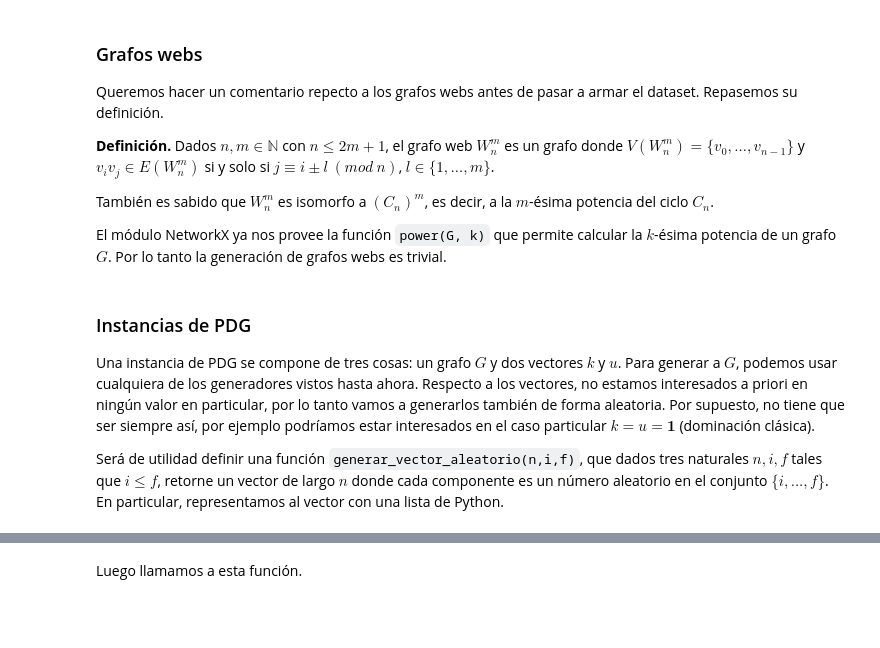
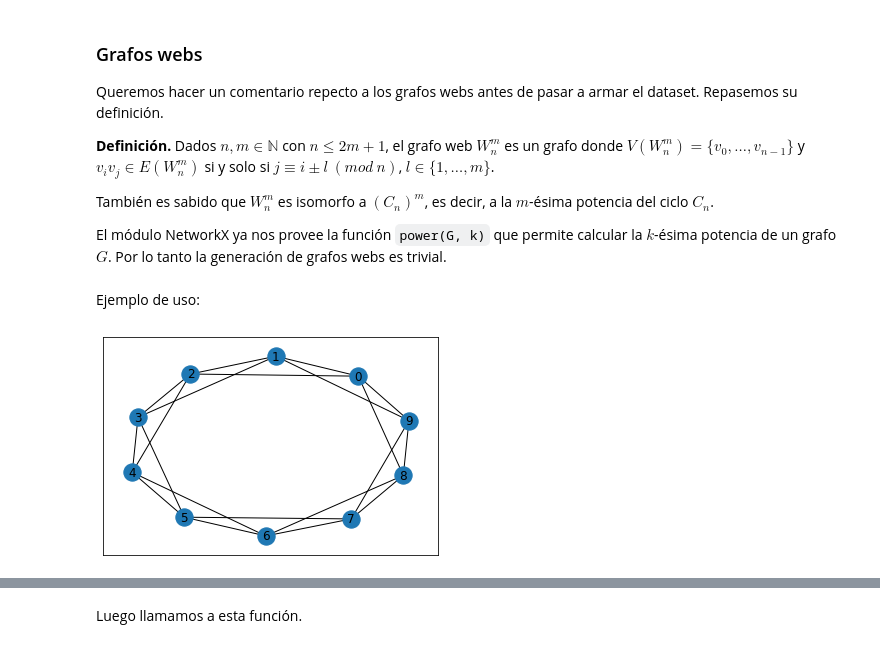
Before and after one commit to maurolucci/taller-cplex, a Jupyter notebook: notebook5.ipynb, the cells around one changed output, grey strips where cells are left out. Drawn from its saved outputs; the diff is of its cells as text; code cells hidden in the pictures; blank space fills up the shorter version.

```diff
--- a/notebook5.ipynb
+++ b/notebook5.ipynb
@@ -153,6 +87,0 @@ def generar_web(n,m):
-# %% [markdown]
-### Instancias de PDG
-
-Una instancia de PDG se compone de tres cosas: un grafo $G$ y dos vectores $k$ y $u$. Para generar a $G$, podemos usar cualquiera de los generadores vistos hasta ahora. Respecto a los vectores, no estamos interesados a priori en ningún valor en particular, por lo tanto vamos a generarlos también de forma aleatoria. Por supuesto, no tiene que ser siempre así, por ejemplo podríamos estar interesados en el caso particular $k = u = \boldsymbol{1}$ (dominación clásica).
-
-Será de utilidad definir una función <code>generar_vector_aleatorio(n,i,f)</code>, que dados tres naturales $n,i,f$ tales que $i \leq f$, retorne un vector de largo $n$ donde cada componente es un número aleatorio en el conjunto $\{i,...,f\}$. En particular, representamos al vector con una lista de Python.
@@ -158,0 +91,7 @@ Será de utilidad definir una función <code>generar_vector_aleatorio(n,i,f)</co
+# %% [markdown]
+Ejemplo de uso:
+# %%
+W_10_2 = generar_web(10,2)
+nx.draw_networkx(W_10_2)
+# %% [output]
+[figure, added]
```
Also changed, not shown: parts of 71 cells of this notebook, 1 other file.
